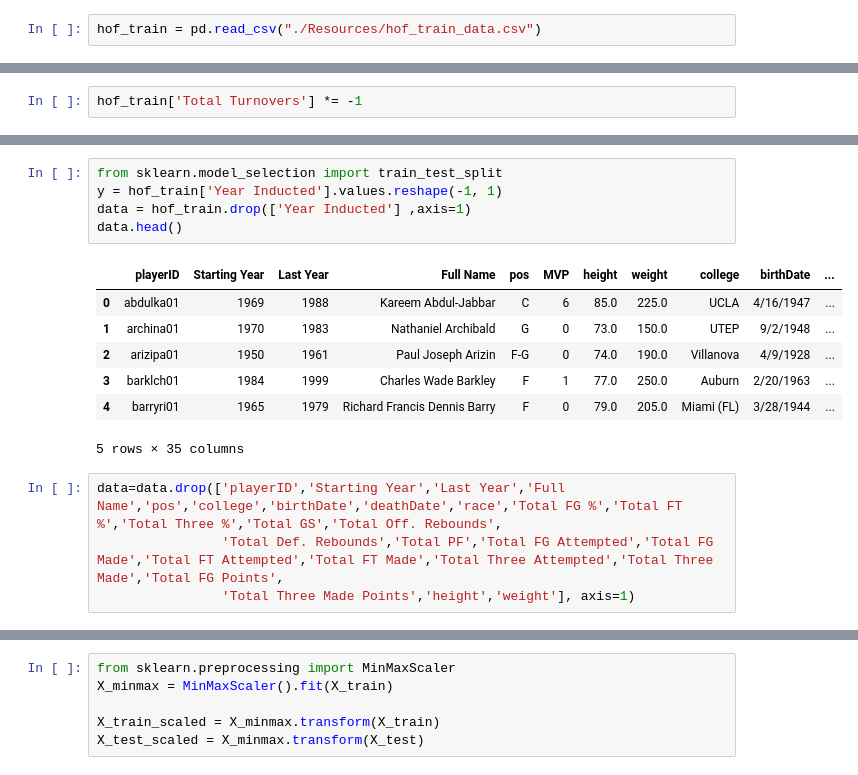
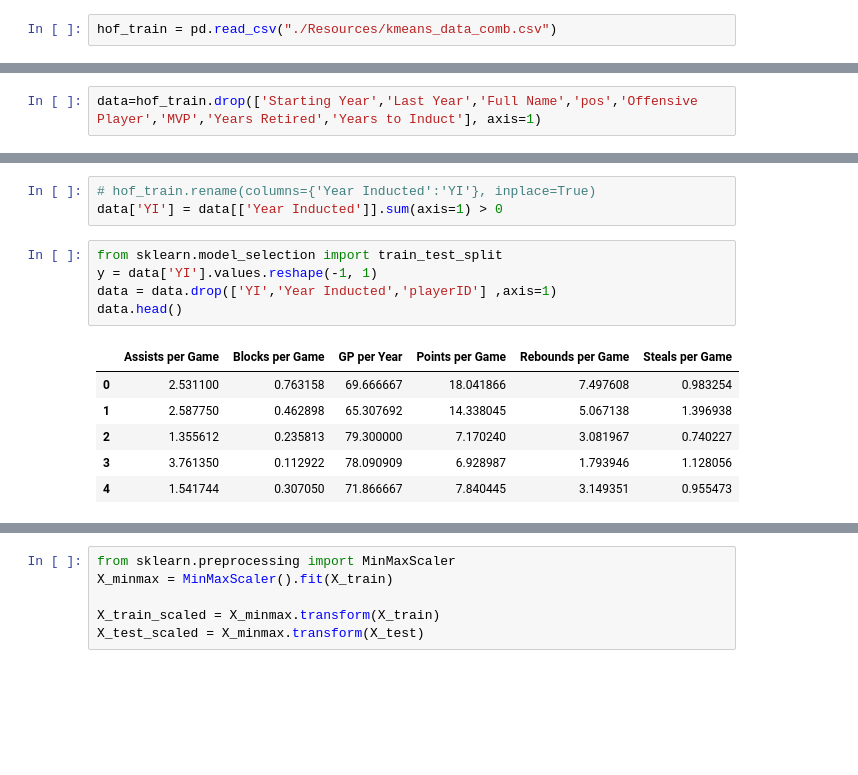
Before and after one commit to dpcoar/Final_Project, a Jupyter notebook: sample_test.ipynb, the cells around one changed output, grey strips where cells are left out. Saved outputs shown, nothing was run; the diff lists cells and outputs as text; blank space fills up the shorter version.

```diff
--- a/sample_test.ipynb
+++ b/sample_test.ipynb
@@ -3,5 +8,5 @@ import pandas as pd
 # %%
-hof_train = pd.read_csv("./Resources/hof_train_data.csv")
+hof_train = pd.read_csv("./Resources/kmeans_data_comb.csv")
 # %%
 hof_train.head()
 # %% [output]
@@ -15,2 +19,2 @@ hof_train.head()
-# %%
-hof_train['Total Turnovers'] *= -1
+# %%
+data=hof_train.drop(['Starting Year','Last Year','Full Name','pos','Offensive Player','MVP','Years Retired','Years to Induct'], axis=1)
@@ -17,20 +42,18 @@ hof_train['Total Turnovers'] *= -1
+# %%
+# hof_train.rename(columns={'Year Inducted':'YI'}, inplace=True)
+data['YI'] = data[['Year Inducted']].sum(axis=1) > 0
 # %%
 from sklearn.model_selection import train_test_split
-y = hof_train['Year Inducted'].values.reshape(-1, 1)
-data = hof_train.drop(['Year Inducted'] ,axis=1)
+y = data['YI'].values.reshape(-1, 1)
+data = data.drop(['YI','Year Inducted','playerID'] ,axis=1)
 data.head()
 # %% [output]
-|  | playerID | Starting Year | Last Year | Full Name | pos | MVP | height | weight | college | birthDate | ... |
-| 0 | abdulka01 | 1969 | 1988 | Kareem Abdul-Jabbar | C | 6 | 85.0 | 225.0 | UCLA | 4/16/1947 | ... |
-| 1 | archina01 | 1970 | 1983 | Nathaniel Archibald | G | 0 | 73.0 | 150.0 | UTEP | 9/2/1948 | ... |
-| 2 | arizipa01 | 1950 | 1961 | Paul Joseph Arizin | F-G | 0 | 74.0 | 190.0 | Villanova | 4/9/1928 | ... |
-| 3 | barklch01 | 1984 | 1999 | Charles Wade Barkley | F | 1 | 77.0 | 250.0 | Auburn | 2/20/1963 | ... |
-| 4 | barryri01 | 1965 | 1979 | Richard Francis Dennis Barry | F | 0 | 79.0 | 205.0 | Miami (FL) | 3/28/1944 | ... |
+|  | Assists per Game | Blocks per Game | GP per Year | Points per Game | Rebounds per Game | Steals per Game |
+| 0 | 2.531100 | 0.763158 | 69.666667 | 18.041866 | 7.497608 | 0.983254 |
+| 1 | 2.587750 | 0.462898 | 65.307692 | 14.338045 | 5.067138 | 1.396938 |
+| 2 | 1.355612 | 0.235813 | 79.300000 | 7.170240 | 3.081967 | 0.740227 |
+| 3 | 3.761350 | 0.112922 | 78.090909 | 6.928987 | 1.793946 | 1.128056 |
+| 4 | 1.541744 | 0.307050 | 71.866667 | 7.840445 | 3.149351 | 0.955473 |
-5 rows × 35 columns
-# %%
-data=data.drop(['playerID','Starting Year','Last Year','Full Name','pos','college','birthDate','deathDate','race','Total FG %','Total FT %','Total Three %','Total GS','Total Off. Rebounds',
-                'Total Def. Rebounds','Total PF','Total FG Attempted','Total FG Made','Total FT Attempted','Total FT Made','Total Three Attempted','Total Three Made','Total FG Points',
-                'Total Three Made Points','height','weight'], axis=1)
 # %%
 feature_names = data.columns
 data.head()
```
Also changed, not shown: parts of 14 cells of this notebook, 6 other files.
